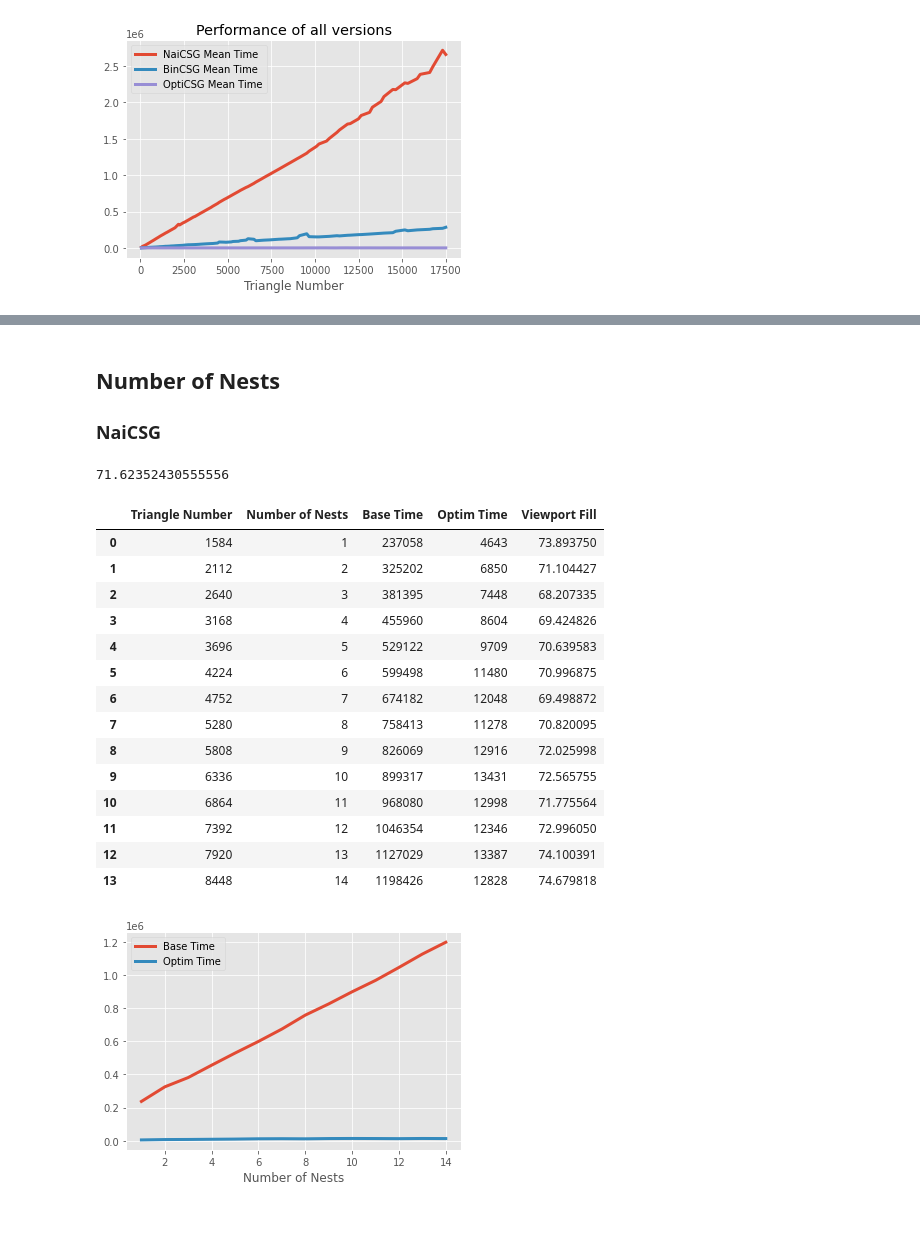
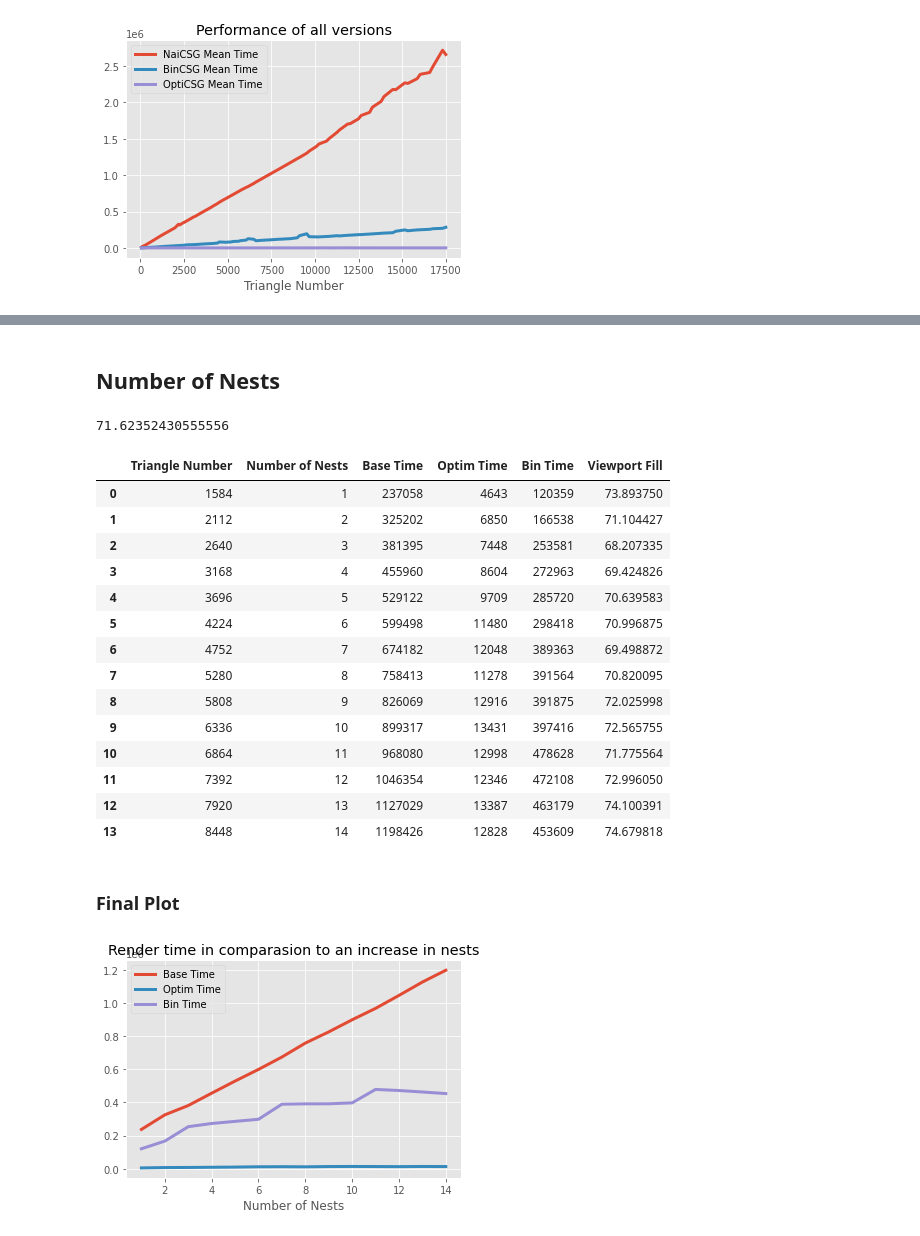
Before and after one commit to otmanesabir/bsc-thesis, a Jupyter notebook: data_analysis/analysis.ipynb, the cells around one changed output, grey strips where cells are left out. Saved outputs shown, nothing was run; the diff lists cells and outputs as text; code cells hidden in the pictures.

```diff
--- a/data_analysis/notebook.ipynb
+++ b/data_analysis/analysis.ipynb
@@ -184,16 +178,15 @@ plt.show()
 # %% [markdown]
 ## Number of Nests
-
-### NaiCSG
 # %%
 nest_1 = pd.read_csv('n_nests_tests/nesting_base_union.txt', header=None)
 nest_2 = pd.read_csv('n_nests_tests/nesting_optim_union.txt', header=None)
+nest_3 = pd.read_csv('n_nests_tests/nesting_bin_union.txt', header=None)
 
 nest_viewport = pd.read_csv('n_nests_tests/nest_to_viewport.txt', header=None)
 # %%
-df_nest = pd.concat([nest_1, nest_2, nest_viewport], axis=1)
-df_nest.columns = ["Triangle Number", "Number of Nests", "Base Time", "tris2", "nests2", "Optim Time", "nests3", "Viewport Fill"]
-df_nest = df_nest.drop(columns=['tris2', 'nests2', 'nests3'])
+df_nest = pd.concat([nest_1, nest_2, nest_3, nest_viewport], axis=1)
+df_nest.columns = ["Triangle Number", "Number of Nests", "Base Time", "tris2", "nests2", "Optim Time", "tris3", "nests3", "Bin Time", "nests4", "Viewport Fill"]
+df_nest = df_nest.drop(columns=['tris2', 'nests2', 'tris3', 'nests3', 'nests4'])
 
 mean_viewport_fill = df_nest['Viewport Fill'].mean()
 print(mean_viewport_fill)
@@ -202,23 +195,26 @@ print(mean_viewport_fill)
 # %%
 df_nest
 # %% [output]
-|  | Triangle Number | Number of Nests | Base Time | Optim Time | Viewport Fill |
-| 0 | 1584 | 1 | 237058 | 4643 | 73.893750 |
-| 1 | 2112 | 2 | 325202 | 6850 | 71.104427 |
-| 2 | 2640 | 3 | 381395 | 7448 | 68.207335 |
-| 3 | 3168 | 4 | 455960 | 8604 | 69.424826 |
-| 4 | 3696 | 5 | 529122 | 9709 | 70.639583 |
-| 5 | 4224 | 6 | 599498 | 11480 | 70.996875 |
-| 6 | 4752 | 7 | 674182 | 12048 | 69.498872 |
-| 7 | 5280 | 8 | 758413 | 11278 | 70.820095 |
-| 8 | 5808 | 9 | 826069 | 12916 | 72.025998 |
-| 9 | 6336 | 10 | 899317 | 13431 | 72.565755 |
-| 10 | 6864 | 11 | 968080 | 12998 | 71.775564 |
-| 11 | 7392 | 12 | 1046354 | 12346 | 72.996050 |
-| 12 | 7920 | 13 | 1127029 | 13387 | 74.100391 |
-| 13 | 8448 | 14 | 1198426 | 12828 | 74.679818 |
+|  | Triangle Number | Number of Nests | Base Time | Optim Time | Bin Time | Viewport Fill |
+| 0 | 1584 | 1 | 237058 | 4643 | 120359 | 73.893750 |
+| 1 | 2112 | 2 | 325202 | 6850 | 166538 | 71.104427 |
+| 2 | 2640 | 3 | 381395 | 7448 | 253581 | 68.207335 |
+| 3 | 3168 | 4 | 455960 | 8604 | 272963 | 69.424826 |
+| 4 | 3696 | 5 | 529122 | 9709 | 285720 | 70.639583 |
+| 5 | 4224 | 6 | 599498 | 11480 | 298418 | 70.996875 |
+| 6 | 4752 | 7 | 674182 | 12048 | 389363 | 69.498872 |
+| 7 | 5280 | 8 | 758413 | 11278 | 391564 | 70.820095 |
+| 8 | 5808 | 9 | 826069 | 12916 | 391875 | 72.025998 |
+| 9 | 6336 | 10 | 899317 | 13431 | 397416 | 72.565755 |
+| 10 | 6864 | 11 | 968080 | 12998 | 478628 | 71.775564 |
+| 11 | 7392 | 12 | 1046354 | 12346 | 472108 | 72.996050 |
+| 12 | 7920 | 13 | 1127029 | 13387 | 463179 | 74.100391 |
+| 13 | 8448 | 14 | 1198426 | 12828 | 453609 | 74.679818 |
+# %% [markdown]
+### Final Plot
 # %%
-df_nest.plot(x ='Number of Nests', y=['Base Time', 'Optim Time'], kind = 'line', lw=3)
+df_nest.plot(x ='Number of Nests', y=['Base Time', 'Optim Time', 'Bin Time'], kind = 'line', lw=3)
+plt.title("Render time in comparasion to an increase in nests")
 plt.show()
 # %% [output]
-[figure, old version]
+[figure, new version]
```
Also changed, not shown: parts of 17 cells of this notebook, 1 other file.
